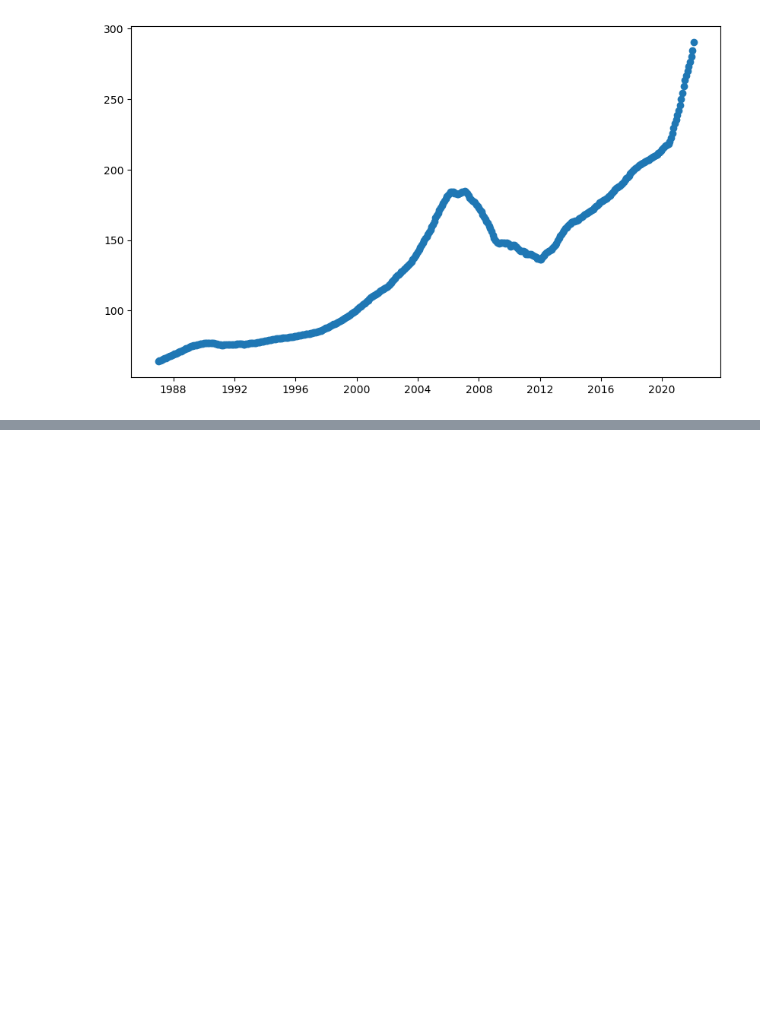
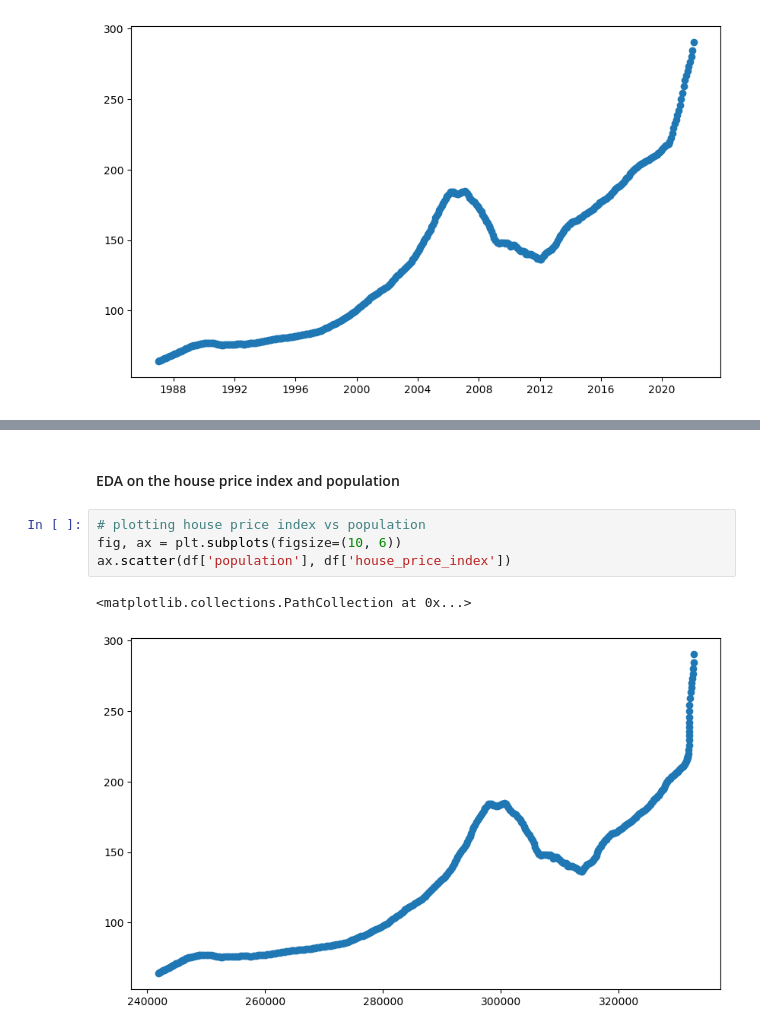
Before and after one commit to mwisechacha/US-home-prices, a Jupyter notebook: us_home_prices.ipynb, the cells around one changed output, grey strips where cells are left out. Drawn from its saved outputs; the diff is of its cells as text; blank space fills up the shorter version.

```diff
--- a/us_home_prices.ipynb
+++ b/us_home_prices.ipynb
@@ -180,3 +190,12 @@ df.head(5)
 | 2 | 1987-03-01 | 64.735 | 242166 | 6.0 | 99.869734 | 9.0350 | 70.321678 | ... |
 | 3 | 1987-04-01 | 65.132 | 242338 | 6.0 | 99.882087 | 9.8325 | 70.499062 | ... |
 | 4 | 1987-05-01 | 65.565 | 242516 | 6.7 | 99.910371 | 10.5960 | 70.808308 | ... |
+# %% [markdown]
+#### EDA on the house price index and population
+# %%
+# plotting house price index vs population
+fig, ax = plt.subplots(figsize=(10, 6))
+ax.scatter(df['population'], df['house_price_index'])
+# %% [output]
+<matplotlib.collections.PathCollection at 0x...>
+[figure, added]
```
Also changed, not shown: parts of 19 cells of this notebook.
